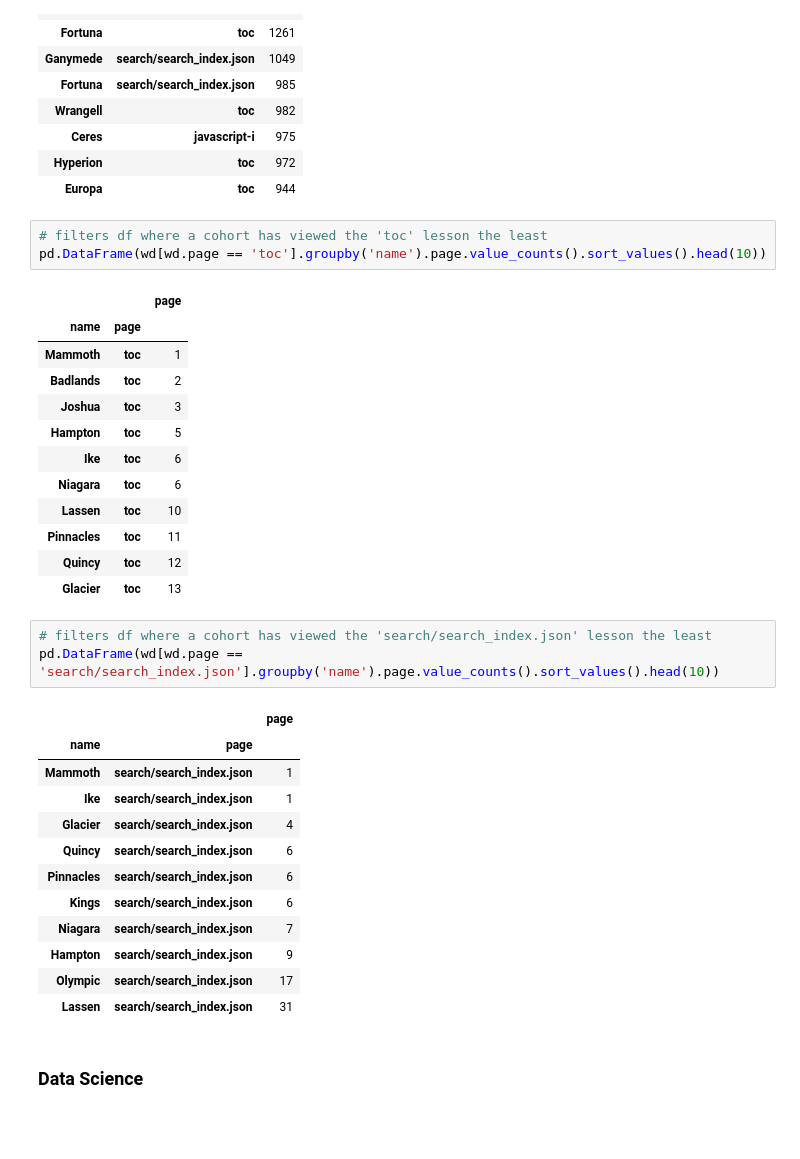
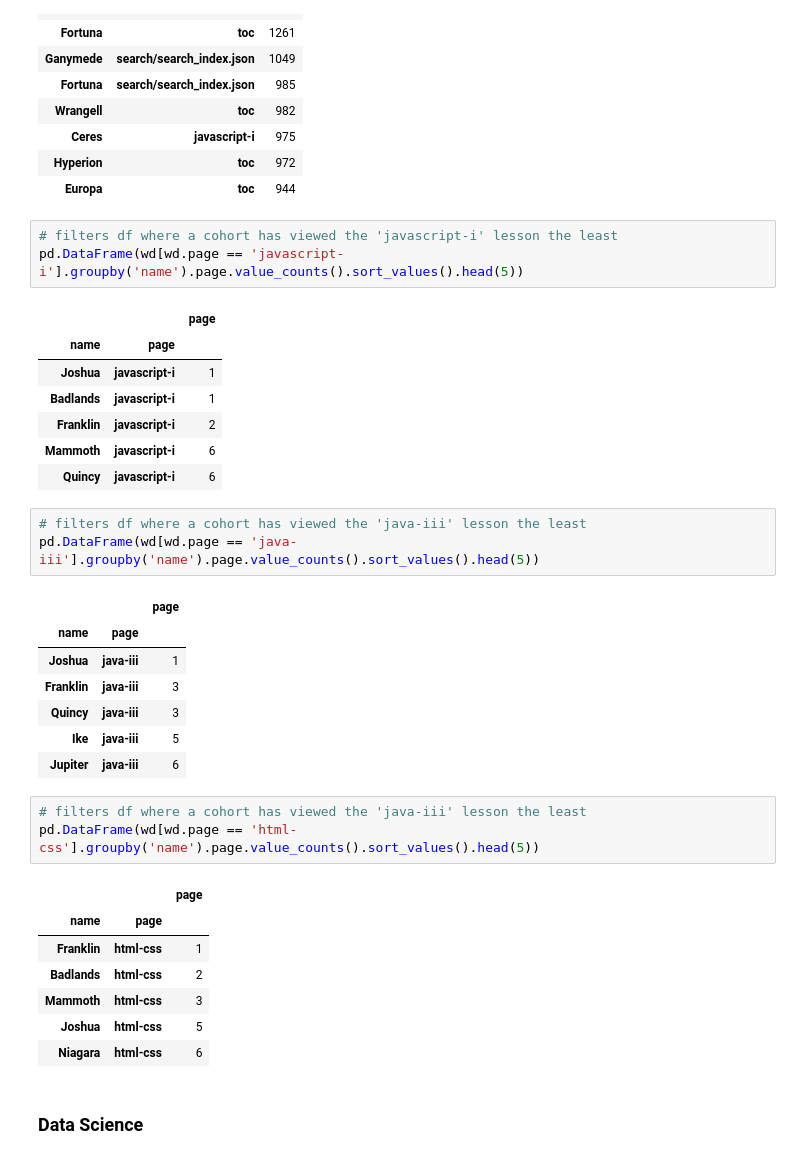
Before and after one commit to Brandon-Martinez27/anomaly_detection_project, a Jupyter notebook: curriculum_access_logs_workbook.ipynb, the cells around one changed output. Saved outputs shown, nothing was run; the diff lists cells and outputs as text; blank space fills up the shorter version.

```diff
--- a/curriculum_access_logs_workbook.ipynb
+++ b/curriculum_access_logs_workbook.ipynb
@@ -226,37 +235,38 @@ pd.DataFrame(wd.groupby('name').page.value_counts().sort_values(ascending=False)
 | Hyperion | toc | 972 |
 | Europa | toc | 944 |
 # %%
-# filters df where a cohort has viewed the 'toc' lesson the least
-pd.DataFrame(wd[wd.page == 'toc'].groupby('name').page.value_counts().sort_values().head(10))
+# filters df where a cohort has viewed the 'javascript-i' lesson the least
+pd.DataFrame(wd[wd.page == 'javascript-i'].groupby('name').page.value_counts().sort_values().head(5))
 # %% [output]
 |  |  | page |
 | name | page |  |
-| Mammoth | toc | 1 |
-| Badlands | toc | 2 |
-| Joshua | toc | 3 |
-| Hampton | toc | 5 |
-| Ike | toc | 6 |
-| Niagara | toc | 6 |
-| Lassen | toc | 10 |
-| Pinnacles | toc | 11 |
-| Quincy | toc | 12 |
-| Glacier | toc | 13 |
+| Joshua | javascript-i | 1 |
+| Badlands | javascript-i | 1 |
+| Franklin | javascript-i | 2 |
+| Mammoth | javascript-i | 6 |
+| Quincy | javascript-i | 6 |
 # %%
-# filters df where a cohort has viewed the 'search/search_index.json' lesson the least
-pd.DataFrame(wd[wd.page == 'search/search_index.json'].groupby('name').page.value_counts().sort_values().head(10))
+# filters df where a cohort has viewed the 'java-iii' lesson the least
+pd.DataFrame(wd[wd.page == 'java-iii'].groupby('name').page.value_counts().sort_values().head(5))
 # %% [output]
 |  |  | page |
 | name | page |  |
-| Mammoth | search/search_index.json | 1 |
-| Ike | search/search_index.json | 1 |
-| Glacier | search/search_index.json | 4 |
-| Quincy | search/search_index.json | 6 |
-| Pinnacles | search/search_index.json | 6 |
-| Kings | search/search_index.json | 6 |
-| Niagara | search/search_index.json | 7 |
-| Hampton | search/search_index.json | 9 |
-| Olympic | search/search_index.json | 17 |
-| Lassen | search/search_index.json | 31 |
+| Joshua | java-iii | 1 |
+| Franklin | java-iii | 3 |
+| Quincy | java-iii | 3 |
+| Ike | java-iii | 5 |
+| Jupiter | java-iii | 6 |
+# %%
+# filters df where a cohort has viewed the 'java-iii' lesson the least
+pd.DataFrame(wd[wd.page == 'html-css'].groupby('name').page.value_counts().sort_values().head(5))
+# %% [output]
+|  |  | page |
+| name | page |  |
+| Franklin | html-css | 1 |
+| Badlands | html-css | 2 |
+| Mammoth | html-css | 3 |
+| Joshua | html-css | 5 |
+| Niagara | html-css | 6 |
 # %% [markdown]
 ### Data Science
 # %%
```
Also changed, not shown: parts of 5 cells of this notebook.
